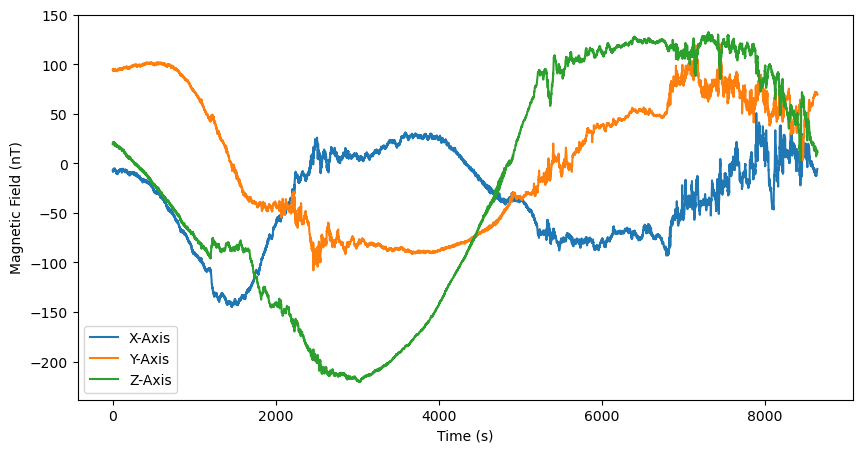
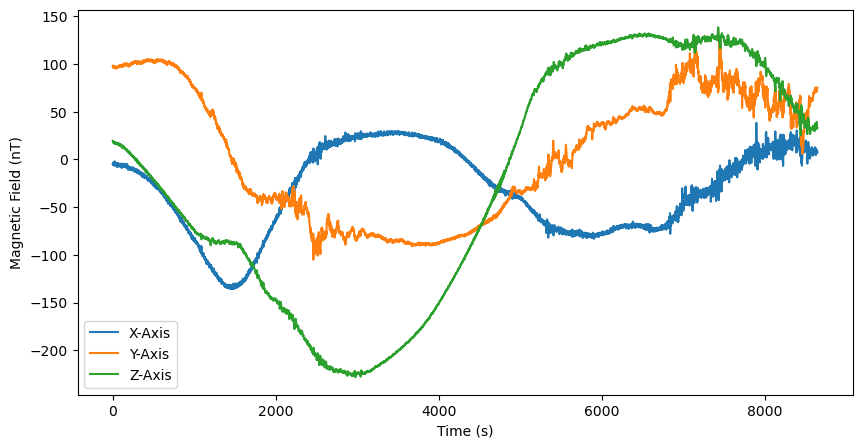
Unified diff of the notebook cell whose output changed from the first chart to the second:
--- before
+++ after
@@ -1,23 +1,22 @@
-from magprime.algorithms import UBSS
+from magprime.algorithms import MSSA
 
 "Detrend the data"
-UBSS.detrend = False
+MSSA.uf = 360
+MSSA.detrend = True
 
 "Algorithm Parameters"
-UBSS.sigma = 10
-UBSS.fs = .1
-UBSS.cs_iters = 2
-UBSS.bpo = 5
+MSSA.window_size = 360
+MSSA.alpha = 0.05
+
 
 "Clean the data"
-B_ubss = UBSS.clean(np.copy(B), triaxial=True)
+B_mssa = MSSA.clean(np.copy(B))
 
 "Plot the data"
 plt.figure(figsize=(10, 5))
-plt.plot(B_ubss[0], label="X-Axis")
-plt.plot(B_ubss[1], label="Y-Axis")
-plt.plot(B_ubss[2], label="Z-Axis")
+plt.plot(B_mssa[0], label="X-Axis")
+plt.plot(B_mssa[1], label="Y-Axis")
+plt.plot(B_mssa[2], label="Z-Axis")
 plt.xlabel("Time (s)")
 plt.ylabel("Magnetic Field (nT)")
 plt.legend()
-

Commit: Cleaned up repository